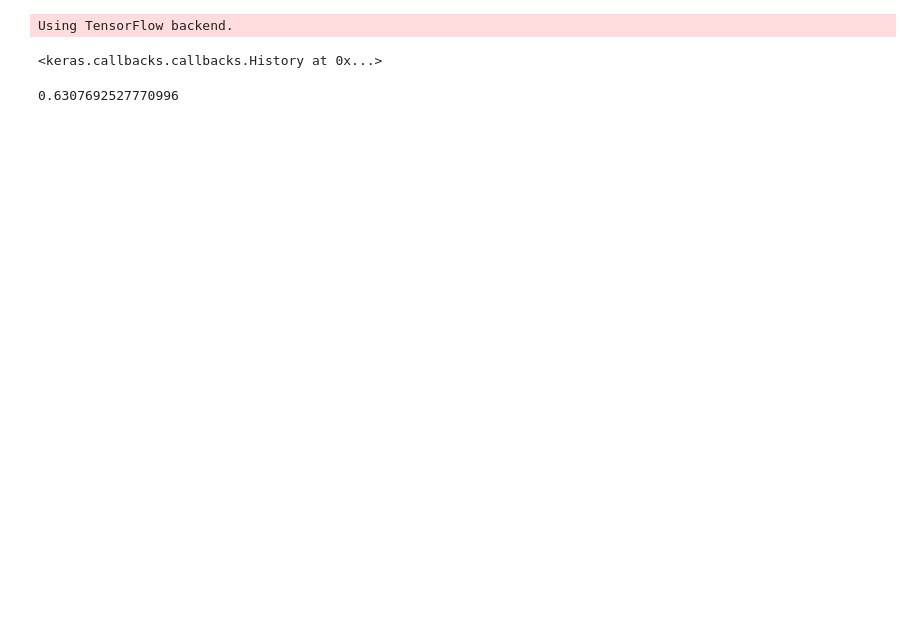
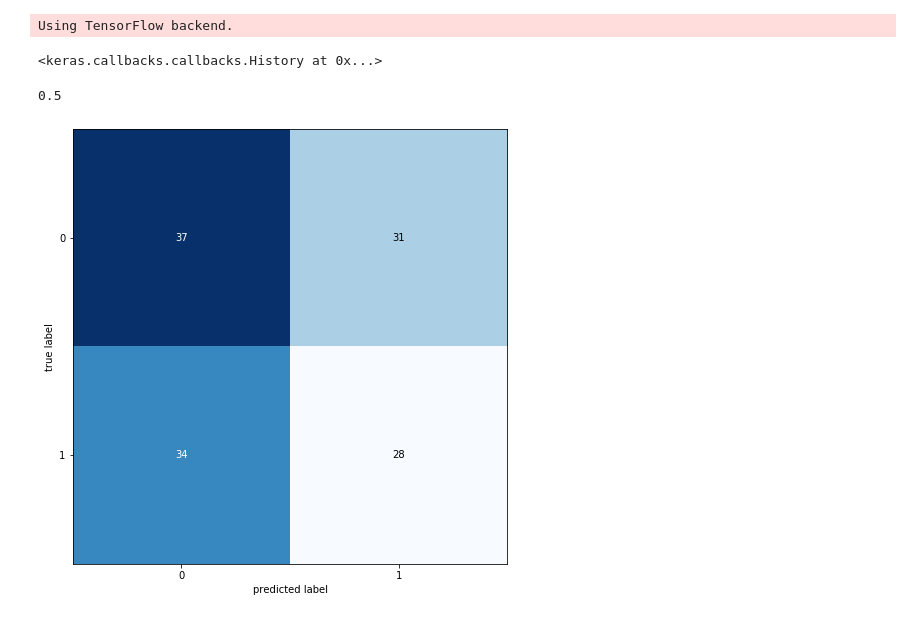
Before and after one commit to juliachu216/516-Project-Analysis, a Jupyter notebook: analysis/Classification.ipynb, the cells around one changed output. Cells and saved outputs as stored; diff of their text form; code cells hidden in the pictures; blank space fills up the shorter version.

```diff
--- a/analysis/Classification.ipynb
+++ b/analysis/Classification.ipynb
@@ -302,7 +323,7 @@ def create_model():
     return model
 # %%
 model = KerasClassifier(build_fn=create_model, verbose=0)
-model.fit(x_train, y_train, batch_size=8, epochs=1000, validation_data=(x_test, y_test))
+model.fit(x_train, y_train, batch_size=8, epochs=100, validation_data=(x_test, y_test))
 # %% [output]
 <keras.callbacks.callbacks.History at 0x...>
 # %%
@@ -310,4 +331,12 @@ model.fit(x_train, y_train, batch_size=8, epochs=1000, validation_data=(x_test,
 score = model.score(x_test, y_test)
 print(score)
 # %% [output]
-0.6307692527770996
+0.5
+# %%
+# plot confusion matrix
+y_pred=model.predict(x_test)
+matrix = confusion_matrix(y_test, y_pred )
+fig, ax = plot_confusion_matrix(conf_mat=matrix)
+plt.show()
+# %% [output]
+[figure, added]
```
Also changed, not shown: parts of 11 cells of this notebook.
